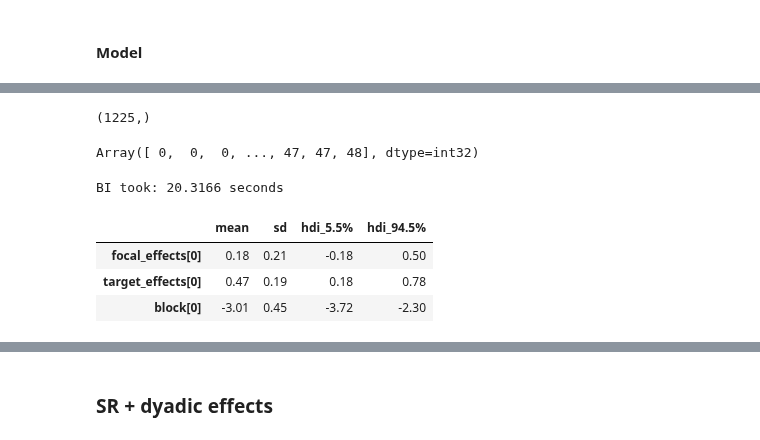
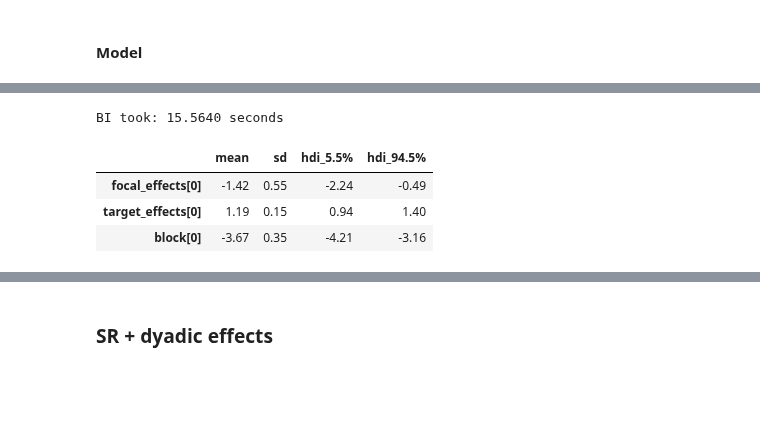
Before and after one commit to BGN-for-ASNA/BI, a Jupyter notebook: bi/Network simulation.ipynb, the cells around one changed output, grey strips where cells are left out. Cells and saved outputs as stored; diff of their text form; code cells hidden in the pictures; blank space fills up the shorter version.

Commit message:
SR working, mooving to dyadic factors

```diff
--- a/bi/Network simulation.ipynb
+++ b/bi/Network simulation.ipynb
@@ -336,12 +270,0 @@ Array(True, dtype=bool)
-# %%
-ids = jnp.arange(0,data['N_id'][0])
-N_id = ids.shape[0]
-idx = bi.net.vec_node_to_edgle(jnp.stack([ids, ids], axis = -1))
-focal_individual_predictors = data['individual_predictors']
-target_individual_predictors = data['individual_predictors']
-sr_terms, focal_effects, target_effects = bi.net.nodes_terms(focal_individual_predictors, target_individual_predictors, sample = True)
-sr_rf, sr_raw, sr_sigma, sr_L = bi.net.nodes_random_effects(sr_terms.shape[0], cholesky_density = 2, sample = True)
-sr0 = sr_terms[:,0][idx[:,0]] + sr_terms[:,1][idx[:,1]]
-sr1 = sr_rf[:,0][idx[:,0]] + sr_rf[:,1][idx[:,1]]
-sr = jnp.stack([sr0, sr1], axis = -1)
-sr_rf[:,0][idx[:,0]] + sr_rf[:,1][idx[:,1]]
@@ -351,7 +271,2 @@ Array([ 0.02654275,  2.017001  , -0.16805121, ...,  1.8412731 ,
 # %% [markdown]
 #### Model
-# %%
-focal_individual_predictors = data['individual_predictors']
-target_individual_predictors = data['individual_predictors']
-sr_terms, focal_effects, target_effects = bi.net.nodes_terms(focal_individual_predictors, target_individual_predictors, sample = True)
-sr_terms[:,0]
@@ -369,62 +273,48 @@ Array([-0.        , -0.        , -0.        , -0.20584226, -0.        ,
-# %%
-sr_terms, focal_effects, target_effects = bi.net.nodes_terms(focal_individual_predictors, target_individual_predictors, sample =True)
-sr_rf, sr_raw, sr_sigma, sr_L = bi.net.nodes_random_effects(sr_terms.shape[0], cholesky_density = 4, sample =True)
-sr_rf[idx[:,0],0] # we convert focal_effects to edglist using indices
-# %% [output]
-(1225,)
-# %%
-idx[:,0]
-# %% [output]
-Array([ 0,  0,  0, ..., 47, 47, 48], dtype=int32)
 # %%
 ids = jnp.arange(0,data['N_id'][0])
 idx = bi.net.vec_node_to_edgle(jnp.stack([ids, ids], axis = -1))
 @jit
 def logit(x):
     return jnp.log(x / (1 - x))
 
 def model(idx, result_outcomes,focal_individual_predictors, target_individual_predictors):
     N_id = ids.shape[0]
 
     ## Block ---------------------------------------
     B = bi.dist.normal(logit(0.1/jnp.sqrt(N_id)), 2.5, shape=(1,), name = 'block')
 
     #SR ---------------------------------------
-    sr_terms, focal_effects, target_effects = bi.net.nodes_terms(focal_individual_predictors, target_individual_predictors)
-    sr_rf, sr_raw, sr_sigma, sr_L = bi.net.nodes_random_effects(sr_terms.shape[0], cholesky_density = 4)
-    #sr = bi.net.vec_node_to_edgle(sr_terms + sr_rf)
-    sr0 = sr_rf[idx[:,0],0] +  sr_rf[idx[:,1],1] + sr_terms[idx[:,1],1]
-    sr1 = sr_rf[idx[:,0],0] +  sr_rf[idx[:,1],1] + sr_terms[idx[:,0],0]
-    sr = jnp.stack([sr0, sr1], axis = -1)
-
+    sr_terms, focal_effects, target_effects = bi.net.nodes_terms(focal_individual_predictors, target_individual_predictors)# shape = N_id
+    sr_rf, sr_raw, sr_sigma, sr_L = bi.net.nodes_random_effects(sr_terms.shape[0], cholesky_density = 2)# shape = N_id
+    sender = sr_terms[idx[:,0],0] + sr_terms[idx[:,1],1] + sr_rf[idx[:,0],0]
+    receiver =  sr_terms[idx[:,1],0] + sr_terms[idx[:,0],1] + sr_rf[idx[:,1],1]
+    sender_receiver = jnp.stack([sender, receiver], axis = 1)
 
     ### Dyadic--------------------------------------
-    dr_terms = jnp.zeros_like(sr, dtype=jnp.int32)
-    rf, dr_raw, dr_sigma, dr_L = bi.net.dyadic_random_effects(dr_terms.shape[0], cholesky_density = 4)
-    dr = dr_terms + rf
+    dr, dr_raw, dr_sigma, dr_L = bi.net.dyadic_random_effects(idx.shape[0], cholesky_density = 2)# shape = n dyads
 
     ## SR ---------------------------------------
-    lk('Y', Poisson(jnp.exp(B[0] + sr + dr)), obs=result_outcomes)
+    lk('Y', Poisson(jnp.exp(B[0] + sender_receiver + dr)), obs=result_outcomes)
 
 m.data_on_model = dict(
     idx = idx,
-    result_outcomes = bi.net.mat_to_edgl(data['outcomes'].T),
+    result_outcomes = bi.net.mat_to_edgl(data['outcomes']),
     focal_individual_predictors = data['individual_predictors'],
     target_individual_predictors = data['individual_predictors'],
 )
 
 m.run(model)
 summary = m.summary()
 summary.loc[['focal_effects[0]', 'target_effects[0]', 'block[0]',]]
-# focal_effects = 1.9,
+# focal_effects = -1.9,
 # target_effects =  1.3
-# target_effects =  -4
+# block =  -4
 # %% [output]
-BI took: 20.3166 seconds
+BI took: 15.5640 seconds
 |  | mean | sd | hdi_5.5% | hdi_94.5% |
-| focal_effects[0] | 0.18 | 0.21 | -0.18 | 0.50 |
-| target_effects[0] | 0.47 | 0.19 | 0.18 | 0.78 |
-| block[0] | -3.01 | 0.45 | -3.72 | -2.30 |
+| focal_effects[0] | -1.42 | 0.55 | -2.24 | -0.49 |
+| target_effects[0] | 1.19 | 0.15 | 0.94 | 1.40 |
+| block[0] | -3.67 | 0.35 | -4.21 | -3.16 |
 # %%
 %%R
 getwd()
```
Also changed, not shown: parts of 41 cells of this notebook, 2 other files.
